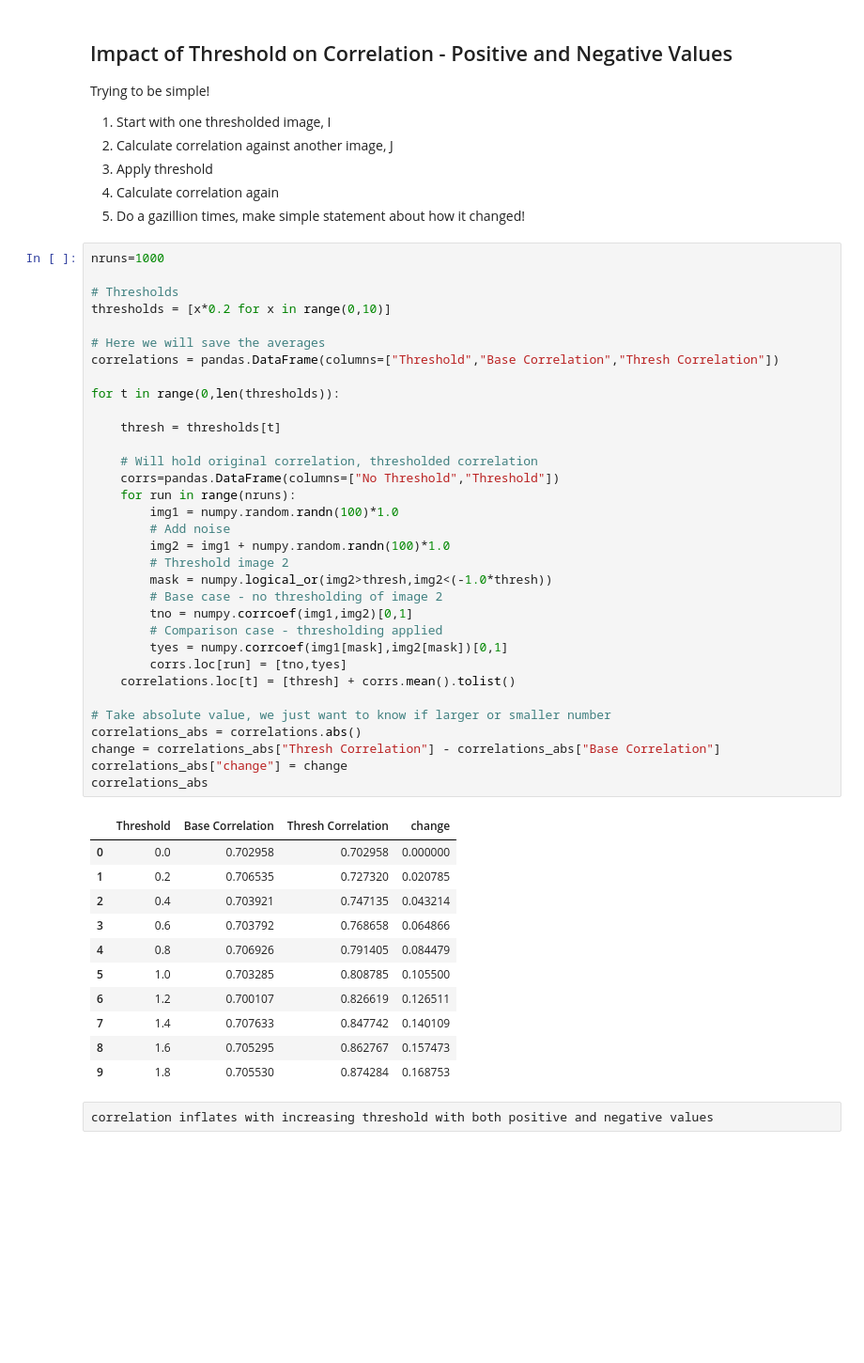
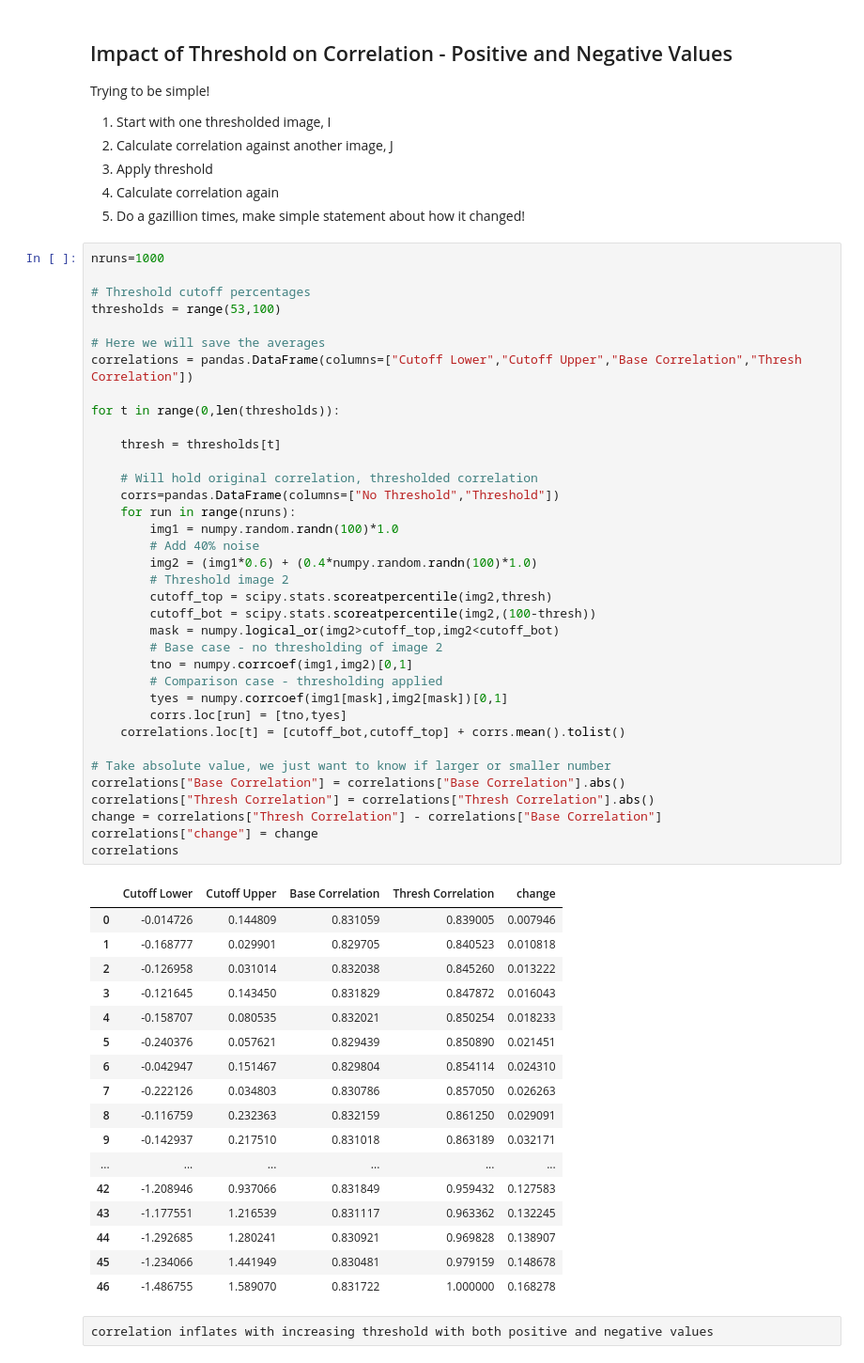
Before and after one commit to nagyistge/brainmeta, a Jupyter notebook: image_comparison/notebook/correlation_thresholding.ipynb, the cells around one changed output. Shown at 94% size. Cells and saved outputs as stored; diff of their text form; blank space fills up the shorter version.

Commit message:
fixing image comparison thresholding notebook

```diff
--- a/image_comparison/notebook/correlation_thresholding.ipynb
+++ b/image_comparison/notebook/correlation_thresholding.ipynb
@@ -18,48 +18,57 @@ Trying to be simple!
 # %%
 nruns=1000
 
-# Thresholds
-thresholds = [x*0.2 for x in range(0,10)]
+# Threshold cutoff percentages
+thresholds = range(53,100)
 
 # Here we will save the averages
-correlations = pandas.DataFrame(columns=["Threshold","Base Correlation","Thresh Correlation"])
+correlations = pandas.DataFrame(columns=["Cutoff Lower","Cutoff Upper","Base Correlation","Thresh Correlation"])
 
 for t in range(0,len(thresholds)):
 
     thresh = thresholds[t]
 
     # Will hold original correlation, thresholded correlation
     corrs=pandas.DataFrame(columns=["No Threshold","Threshold"])
     for run in range(nruns):
         img1 = numpy.random.randn(100)*1.0
-        # Add noise
-        img2 = img1 + numpy.random.randn(100)*1.0
+        # Add 40% noise
+        img2 = (img1*0.6) + (0.4*numpy.random.randn(100)*1.0)
         # Threshold image 2
-        mask = numpy.logical_or(img2>thresh,img2<(-1.0*thresh))
+        cutoff_top = scipy.stats.scoreatpercentile(img2,thresh)
+        cutoff_bot = scipy.stats.scoreatpercentile(img2,(100-thresh))
+        mask = numpy.logical_or(img2>cutoff_top,img2<cutoff_bot)
         # Base case - no thresholding of image 2
         tno = numpy.corrcoef(img1,img2)[0,1]
         # Comparison case - thresholding applied
         tyes = numpy.corrcoef(img1[mask],img2[mask])[0,1]
         corrs.loc[run] = [tno,tyes]
-    correlations.loc[t] = [thresh] + corrs.mean().tolist()
+    correlations.loc[t] = [cutoff_bot,cutoff_top] + corrs.mean().tolist()
 
 # Take absolute value, we just want to know if larger or smaller number
-correlations_abs = correlations.abs()
-change = correlations_abs["Thresh Correlation"] - correlations_abs["Base Correlation"]
-correlations_abs["change"] = change
-correlations_abs
+correlations["Base Correlation"] = correlations["Base Correlation"].abs()
+correlations["Thresh Correlation"] = correlations["Thresh Correlation"].abs()
+change = correlations["Thresh Correlation"] - correlations["Base Correlation"]
+correlations["change"] = change
+correlations
 # %% [output]
-|  | Threshold | Base Correlation | Thresh Correlation | change |
-| 0 | 0.0 | 0.702958 | 0.702958 | 0.000000 |
-| 1 | 0.2 | 0.706535 | 0.727320 | 0.020785 |
-| 2 | 0.4 | 0.703921 | 0.747135 | 0.043214 |
-| 3 | 0.6 | 0.703792 | 0.768658 | 0.064866 |
-| 4 | 0.8 | 0.706926 | 0.791405 | 0.084479 |
-| 5 | 1.0 | 0.703285 | 0.808785 | 0.105500 |
-| 6 | 1.2 | 0.700107 | 0.826619 | 0.126511 |
-| 7 | 1.4 | 0.707633 | 0.847742 | 0.140109 |
-| 8 | 1.6 | 0.705295 | 0.862767 | 0.157473 |
-| 9 | 1.8 | 0.705530 | 0.874284 | 0.168753 |
+|  | Cutoff Lower | Cutoff Upper | Base Correlation | Thresh Correlation | change |
+| 0 | -0.014726 | 0.144809 | 0.831059 | 0.839005 | 0.007946 |
+| 1 | -0.168777 | 0.029901 | 0.829705 | 0.840523 | 0.010818 |
+| 2 | -0.126958 | 0.031014 | 0.832038 | 0.845260 | 0.013222 |
+| 3 | -0.121645 | 0.143450 | 0.831829 | 0.847872 | 0.016043 |
+| 4 | -0.158707 | 0.080535 | 0.832021 | 0.850254 | 0.018233 |
+| 5 | -0.240376 | 0.057621 | 0.829439 | 0.850890 | 0.021451 |
+| 6 | -0.042947 | 0.151467 | 0.829804 | 0.854114 | 0.024310 |
+| 7 | -0.222126 | 0.034803 | 0.830786 | 0.857050 | 0.026263 |
+| 8 | -0.116759 | 0.232363 | 0.832159 | 0.861250 | 0.029091 |
+| 9 | -0.142937 | 0.217510 | 0.831018 | 0.863189 | 0.032171 |
+| ... | ... | ... | ... | ... | ... |
+| 42 | -1.208946 | 0.937066 | 0.831849 | 0.959432 | 0.127583 |
+| 43 | -1.177551 | 1.216539 | 0.831117 | 0.963362 | 0.132245 |
+| 44 | -1.292685 | 1.280241 | 0.830921 | 0.969828 | 0.138907 |
+| 45 | -1.234066 | 1.441949 | 0.830481 | 0.979159 | 0.148678 |
+| 46 | -1.486755 | 1.589070 | 0.831722 | 1.000000 | 0.168278 |
 # %% [raw]
 correlation inflates with increasing threshold with both positive and negative values
 # %% [markdown]
```
Also changed, not shown: parts of 4 cells of this notebook.
